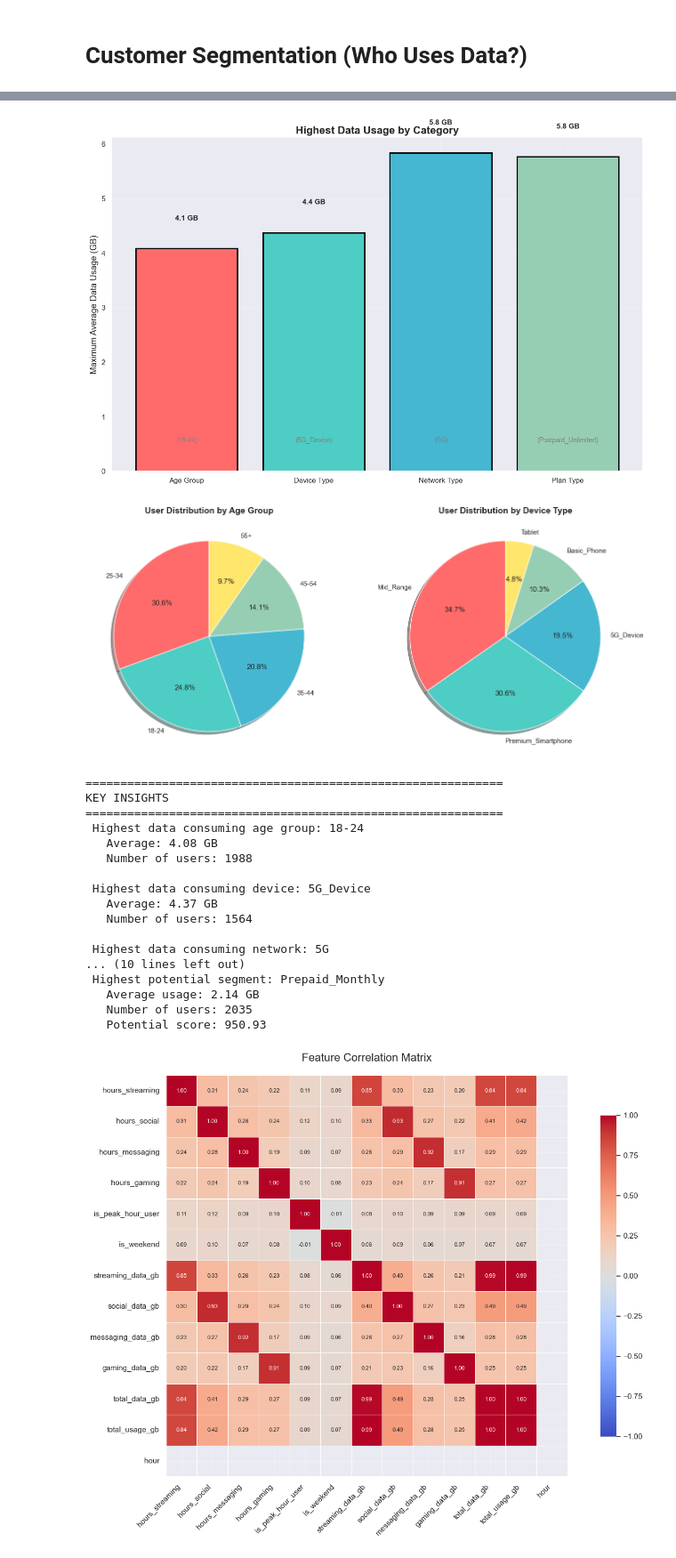
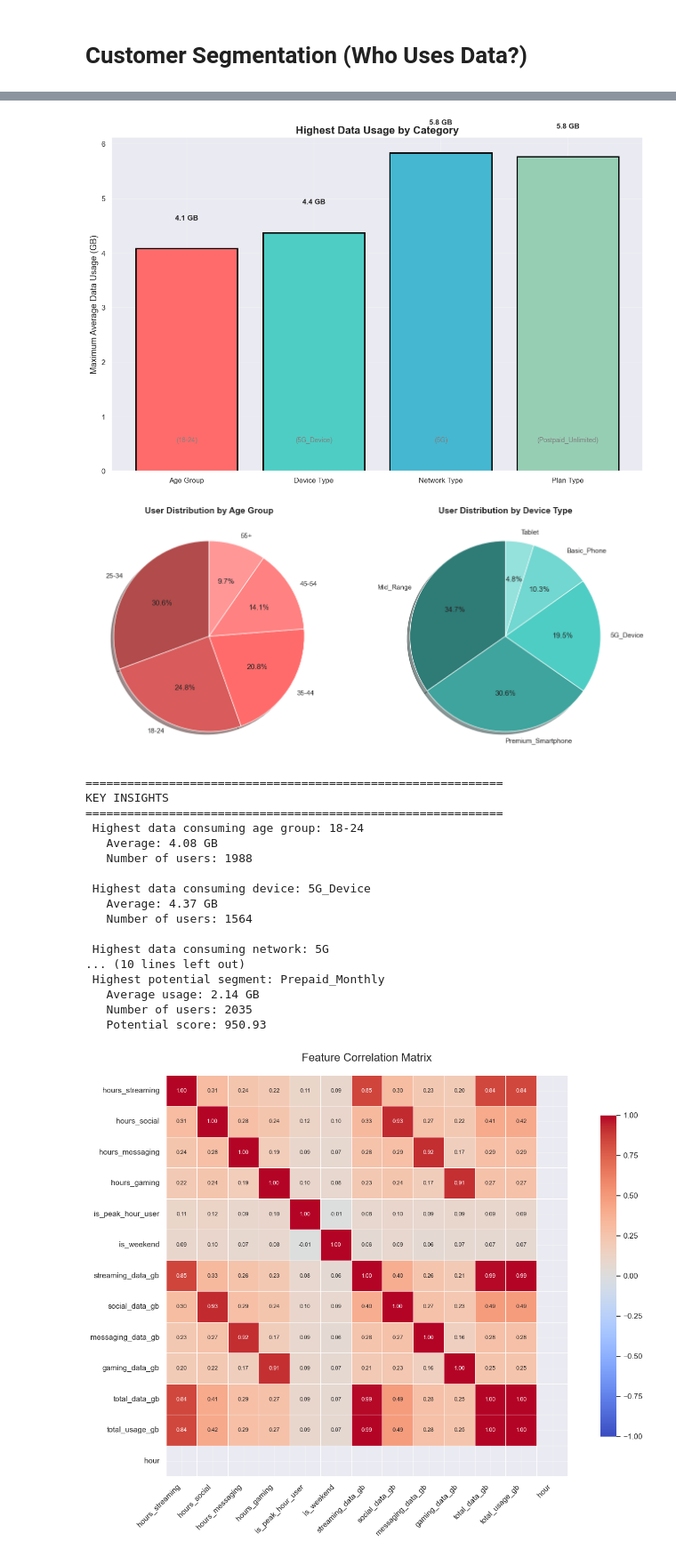
Before and after one commit to JmineSA/telecom-consumption-intelligence, a Jupyter notebook: notebooks/02_exploratory_data_analysis.ipynb, the cells around one changed output, grey strips where cells are left out. Shown at 89% size. Saved outputs shown, nothing was run; the diff lists cells and outputs as text; code cells hidden in the pictures.

Commit message:
done with business insights with visualazation reports

```diff
--- a/notebooks/02_exploratory_data_analysis.ipynb
+++ b/notebooks/02_exploratory_data_analysis.ipynb
@@ -793,15 +925,12 @@ AVERAGE USAGE BY ACTIVITY COMBINATION
 # %% [markdown]
 # Time-Based Patterns (Network Optimization)
 # %%
-
 # Set style
 sns.set_style("darkgrid")
 plt.rcParams['font.size'] = 12
 
-
 # 1. Peak Hours Analysis
 data_peak = train_data.groupby('is_peak_hour_user')['total_data_gb'].mean().reset_index()
-# Map values for better labels
 data_peak['time_category'] = data_peak['is_peak_hour_user'].map({0: 'Non-Peak Hours', 1: 'Peak Hours (6-9 PM)'})
 
 print("Peak Hours Analysis:")
@@ -810,19 +939,17 @@ print("\n")
 
 # 2. Weekend vs Weekday Analysis
 data_weekend = train_data.groupby('is_weekend')['total_data_gb'].mean().reset_index()
-# Map values for better labels
 data_weekend['day_category'] = data_weekend['is_weekend'].map({0: 'Weekday', 1: 'Weekend'})
 
 print("Weekend vs Weekday Analysis:")
 print(data_weekend)
 print("\n")
 
-
 fig, (ax1, ax2) = plt.subplots(1, 2, figsize=(14, 6))
 
 # Colors
-colors_peak = ['#4ECDC4', '#FF6B6B']
-colors_weekend = ['#45B7D1', '#96CEB4']
+colors_peak = ['#5DADE2', '#1A5276']
+colors_weekend = ['#5DADE2', '#1A5276']
 
 # 1. Bar Plot - Peak vs Non-Peak Hours
 bars1 = ax1.bar(data_peak['time_category'], data_peak['total_data_gb'],
@@ -838,13 +965,11 @@ for bar, value in zip(bars1, data_peak['total_data_gb']):
     ax1.text(bar.get_x() + bar.get_width()/2., height + 0.5,
              f'{value:.2f} GB', ha='center', va='bottom', fontsize=11, fontweight='bold')
 
-# Add percentage difference
 peak_val = data_peak[data_peak['is_peak_hour_user'] == 1]['total_data_gb'].values[0]
 non_peak_val = data_peak[data_peak['is_peak_hour_user'] == 0]['total_data_gb'].values[0]
 diff_percent = ((peak_val - non_peak_val) / non_peak_val) * 100
 ax1.text(0.5, -0.15, f'↑ {diff_percent:.1f}% more during peak hours',
-         transform=ax1.transAxes, ha='center', fontsize=11,
-         fontweight='bold', color='red')
+         transform=ax1.transAxes, ha='center', fontsize=11, fontweight='bold', color='#1A5276')
 
 # 2. Bar Plot - Weekend vs Weekday
 bars2 = ax2.bar(data_weekend['day_category'], data_weekend['total_data_gb'],
@@ -860,39 +985,34 @@ for bar, value in zip(bars2, data_weekend['total_data_gb']):
     ax2.text(bar.get_x() + bar.get_width()/2., height + 0.5,
              f'{value:.2f} GB', ha='center', va='bottom', fontsize=11, fontweight='bold')
 
-# Add percentage difference
 weekend_val = data_weekend[data_weekend['is_weekend'] == 1]['total_data_gb'].values[0]
 weekday_val = data_weekend[data_weekend['is_weekend'] == 0]['total_data_gb'].values[0]
 diff_percent_weekend = ((weekend_val - weekday_val) / weekday_val) * 100
 ax2.text(0.5, -0.15, f'↑ {diff_percent_weekend:.1f}% more on weekends',
-         transform=ax2.transAxes, ha='center', fontsize=11,
-         fontweight='bold', color='red')
+         transform=ax2.transAxes, ha='center', fontsize=11, fontweight='bold', color='#1E8449')
 
 plt.tight_layout()
 plt.show()
 
-
 # Box plot for more detailed distribution
 fig, (ax1, ax2) = plt.subplots(1, 2, figsize=(14, 6))
 
-# Box plot - Peak vs Non-Peak
 peak_data = [train_data[train_data['is_peak_hour_user'] == 0]['total_data_gb'],
              train_data[train_data['is_peak_hour_user'] == 1]['total_data_gb']]
 bp1 = ax1.boxplot(peak_data, labels=['Non-Peak', 'Peak (6-9 PM)'],
                   patch_artist=True, showmeans=True)
-bp1['boxes'][0].set_facecolor('#4ECDC4')
-bp1['boxes'][1].set_facecolor('#FF6B6B')
+bp1['boxes'][0].set_facecolor('#5DADE2')  # Light blue
+bp1['boxes'][1].set_facecolor('#1A5276')  # Dark blue
 ax1.set_title('Data Usage Distribution: Peak vs Non-Peak', fontsize=14, fontweight='bold')
 ax1.set_ylabel('Data Usage (GB)', fontsize=12)
 ax1.grid(axis='y', alpha=0.3)
 
-# Box plot - Weekend vs Weekday
 weekend_data = [train_data[train_data['is_weekend'] == 0]['total_data_gb'],
                 train_data[train_data['is_weekend'] == 1]['total_data_gb']]
 bp2 = ax2.boxplot(weekend_data, labels=['Weekday', 'Weekend'],
                   patch_artist=True, showmeans=True)
-bp2['boxes'][0].set_facecolor('#45B7D1')
-bp2['boxes'][1].set_facecolor('#96CEB4')
+bp2['boxes'][0].set_facecolor('#5DADE2')
+bp2['boxes'][1].set_facecolor('#1A5276')
 ax2.set_title('Data Usage Distribution: Weekend vs Weekday', fontsize=14, fontweight='bold')
 ax2.set_ylabel('Data Usage (GB)', fontsize=12)
 ax2.grid(axis='y', alpha=0.3)
@@ -1119,12 +1239,18 @@ print("\n")
 
 # Create figure with 4 subplots (2x2)
 fig, axes = plt.subplots(2, 2, figsize=(16, 12))
+def shade_color(color, factor):
+    r, g, b = to_rgb(color)
+    if factor <= 1:
+        r, g, b = r * factor, g * factor, b * factor
+    else:
+        r, g, b = r + (1 - r) * (factor - 1), g + (1 - g) * (factor - 1), b + (1 - b) * (factor - 1)
+    return to_hex((r, g, b))
 
-# Colors for different analyses
-colors_age = ['#FF6B6B', '#4ECDC4', '#45B7D1', '#96CEB4', '#FFE66D']
-colors_device = ['#FF6B6B', '#4ECDC4', '#45B7D1', '#96CEB4', '#FFE66D']
-colors_network = ['#FF6B6B', '#4ECDC4', '#45B7D1']
-colors_plan = ['#96CEB4', '#45B7D1', '#FF6B6B', '#4ECDC4']
+colors_age = [shade_color('#FF6B6B', f) for f in [0.7, 0.85, 1.0, 1.15, 1.3]]
+colors_device = [shade_color('#4ECDC4', f) for f in [0.6, 0.8, 1.0, 1.2, 1.4]]
+colors_network = [shade_color('#45B7D1', f) for f in [0.7, 0.9, 1.1]]
+colors_plan = [shade_color('#96CEB4', f) for f in [0.75, 0.9, 1.05, 1.2]]
 
 # 1. Age Group - Average Data Usage
 ax1 = axes[0, 0]
@@ -1390,5 +1516,5 @@ Device Type Analysis:
 [figure]
-[figure, old version]
+[figure, new version]
 ============================================================
 KEY INSIGHTS
 ============================================================
```
Also changed, not shown: parts of 12 cells of this notebook, 11 other files.
